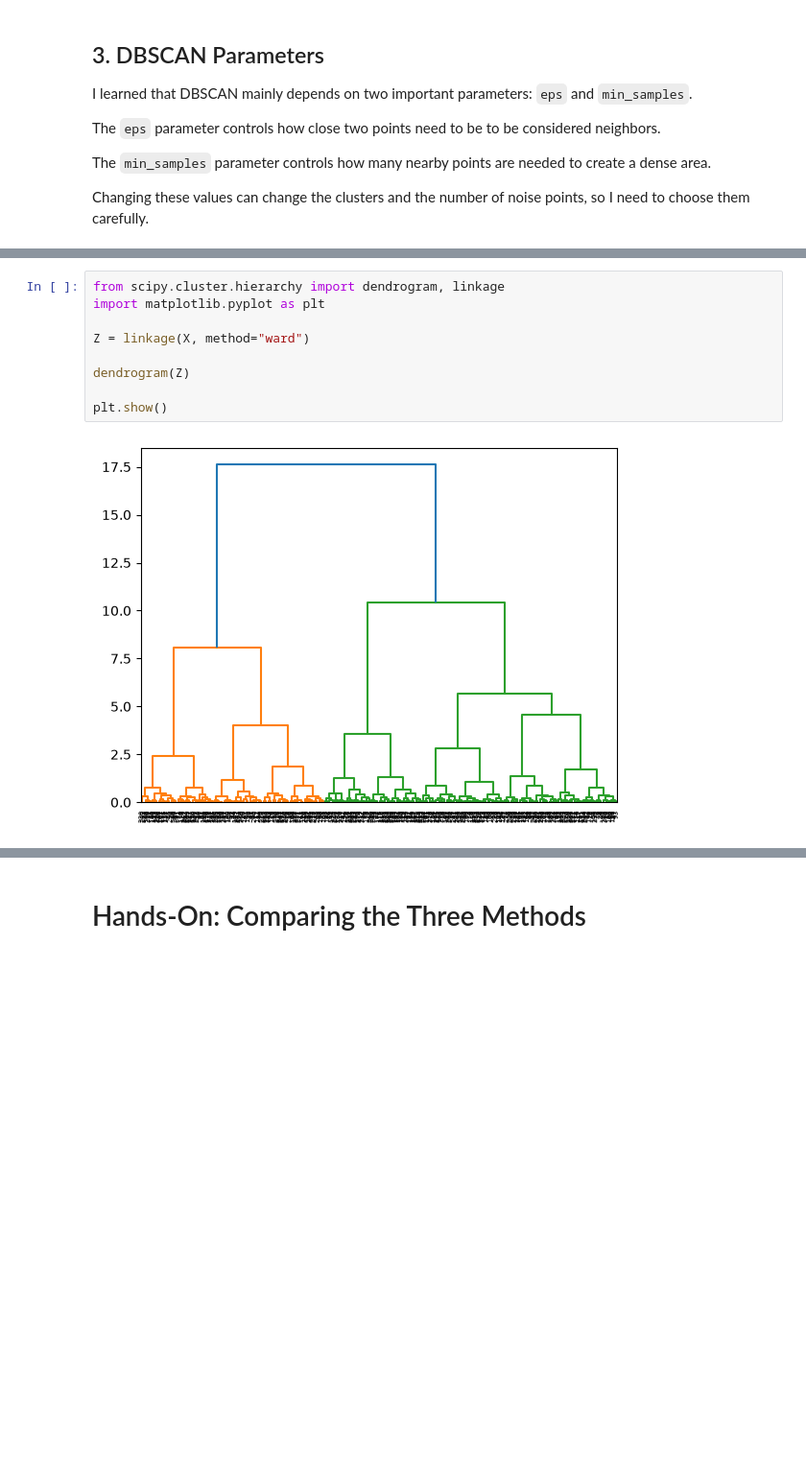
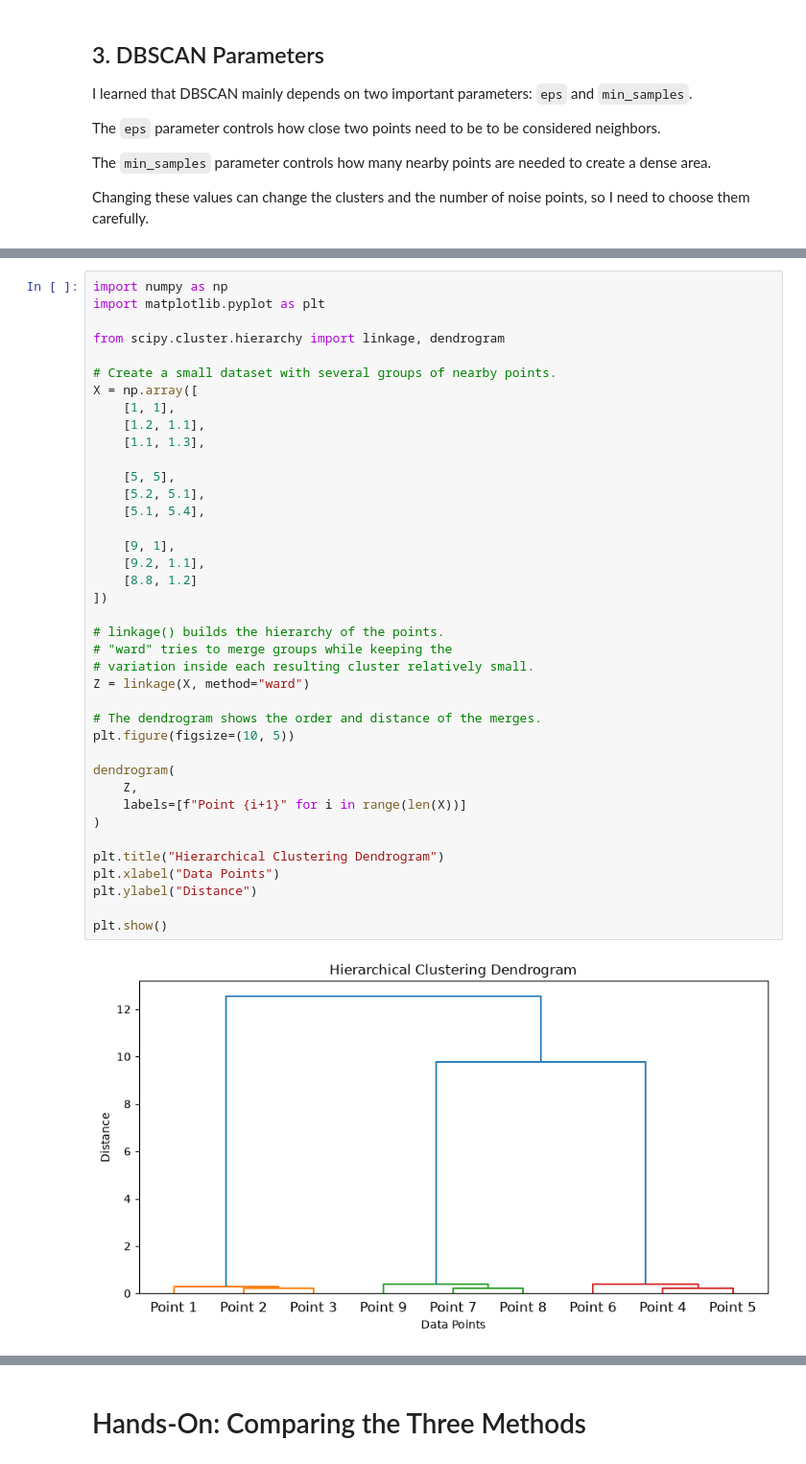
Before and after one commit to Aya-maali/BinX-AI-ML, a Jupyter notebook: Week5/Day2/DBSCAN_Hierarchical_Clustering.ipynb, the cells around one changed output, grey strips where cells are left out. Shown at 96% size. Drawn from its saved outputs; the diff is of its cells as text; blank space fills up the shorter version.

```diff
--- a/Week5/Day2/DBSCAN_Hierarchical_Clustering.ipynb
+++ b/Week5/Day2/DBSCAN_Hierarchical_Clustering.ipynb
@@ -72,11 +151,41 @@ One useful thing about this method is that I can look at the dendrogram and choo
 # %%
-from scipy.cluster.hierarchy import dendrogram, linkage
+import numpy as np
 import matplotlib.pyplot as plt
 
+from scipy.cluster.hierarchy import linkage, dendrogram
+
+# Create a small dataset with several groups of nearby points.
+X = np.array([
+    [1, 1],
+    [1.2, 1.1],
+    [1.1, 1.3],
+
+    [5, 5],
+    [5.2, 5.1],
+    [5.1, 5.4],
+
+    [9, 1],
+    [9.2, 1.1],
+    [8.8, 1.2]
+])
+
+# linkage() builds the hierarchy of the points.
+# "ward" tries to merge groups while keeping the
+# variation inside each resulting cluster relatively small.
 Z = linkage(X, method="ward")
 
-dendrogram(Z)
+# The dendrogram shows the order and distance of the merges.
+plt.figure(figsize=(10, 5))
+
+dendrogram(
+    Z,
+    labels=[f"Point {i+1}" for i in range(len(X))]
+)
+
+plt.title("Hierarchical Clustering Dendrogram")
+plt.xlabel("Data Points")
+plt.ylabel("Distance")
 
 plt.show()
 # %% [output]
-[figure, old version]
+[figure, new version]
```
Also changed, not shown: parts of 16 cells of this notebook, 1 other file.
